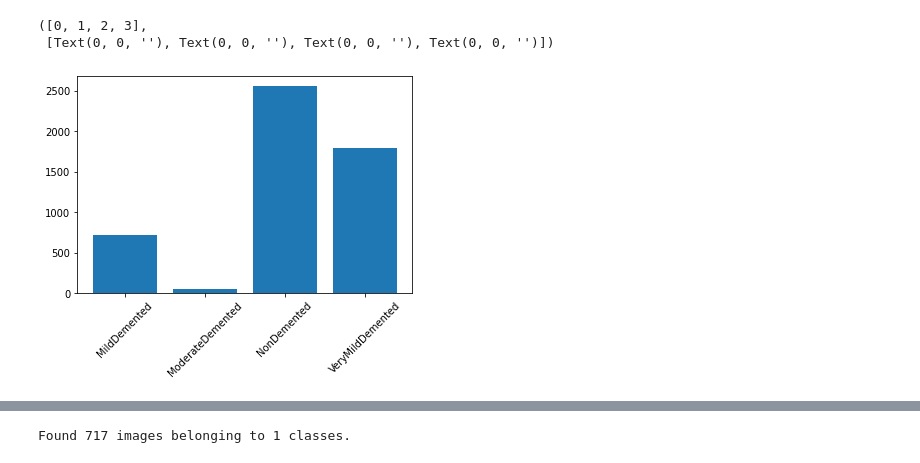
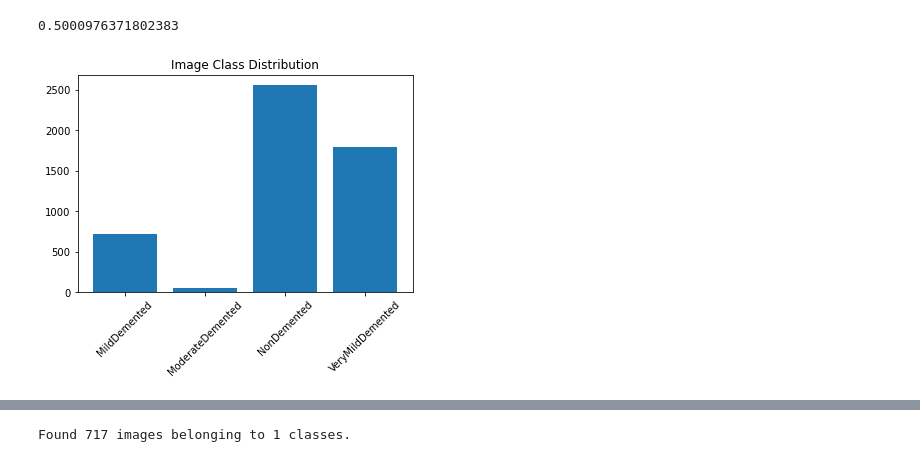
Before and after one commit to Jacobheyman702/Alzheimer_Image_classifier-, a Jupyter notebook: Image_analysis.ipynb, the cells around one changed output, grey strips where cells are left out. Drawn from its saved outputs; the diff is of its cells as text; code cells hidden in the pictures.

```diff
--- a/Image_analysis.ipynb
+++ b/Image_analysis.ipynb
@@ -85,7 +56,10 @@ array([ 717.,   52., 2560., 1792.], dtype=float32)
+# %%
+2561/sum(train_labels).sum()
+# %% [output]
+0.5000976371802383
 # %%
 plt.bar(['MildDemented','ModerateDemented','NonDemented','VeryMildDemented'], sum(train_labels))
 plt.xticks(rotation=45)
+plt.title('Image Class Distribution');
 # %% [output]
-([0, 1, 2, 3],
- [Text(0, 0, ''), Text(0, 0, ''), Text(0, 0, ''), Text(0, 0, '')])
-[figure, old version]
+[figure, new version]
```
Also changed, not shown: parts of 46 cells of this notebook, 5 other files.
